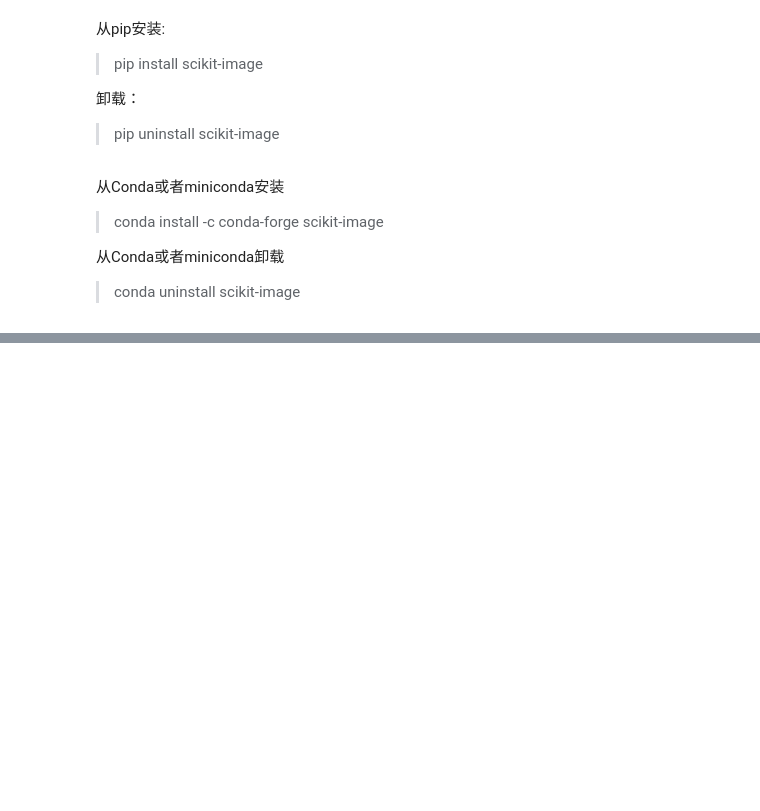
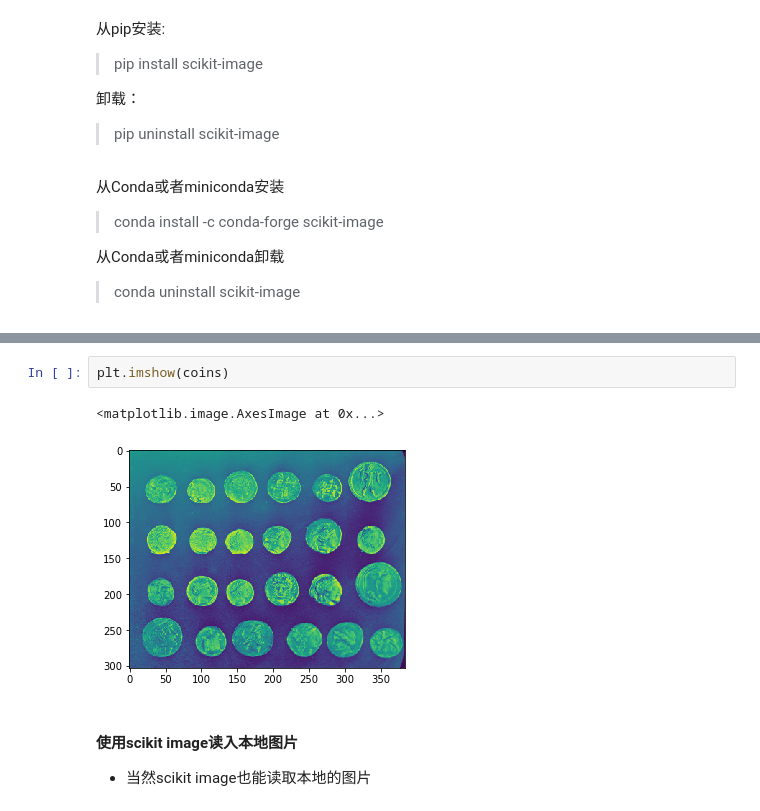
Before and after one commit to leichong2019/BinderOne, a Jupyter notebook: 02_Python_Image_Process/01 Python中的图像处理工具 (scikit Image).ipynb, the cells around one changed output, grey strips where cells are left out. Drawn from its saved outputs; the diff is of its cells as text; blank space fills up the shorter version.

```diff
--- a/02_Python_Image_Process/01 Python中的图像处理工具 (scikit Image).ipynb
+++ b/02_Python_Image_Process/01 Python中的图像处理工具 (scikit Image).ipynb
@@ -45,0 +71,9 @@ ModuleNotFoundError: No module named 'skimage'
+# %%
+plt.imshow(coins)
+# %% [output]
+<matplotlib.image.AxesImage at 0x...>
+[figure, added]
+# %% [markdown]
+#### 使用scikit image读入本地图片
+
+- 当然scikit image也能读取本地的图片
```
Also changed, not shown: parts of 31 cells of this notebook.
